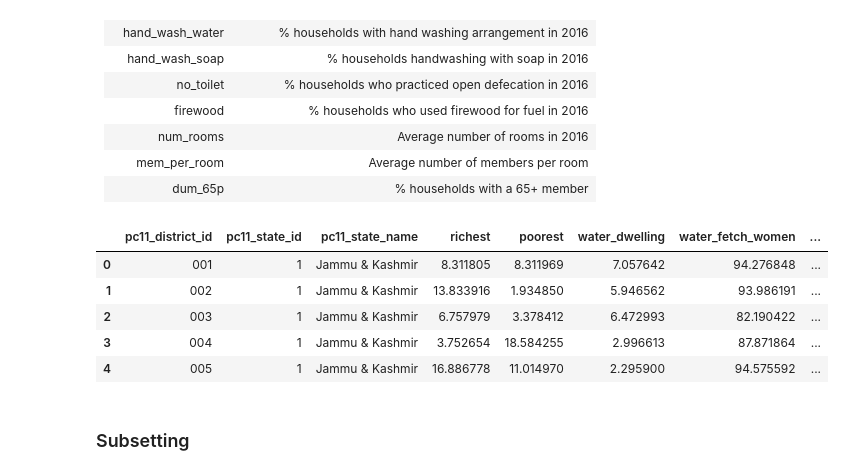
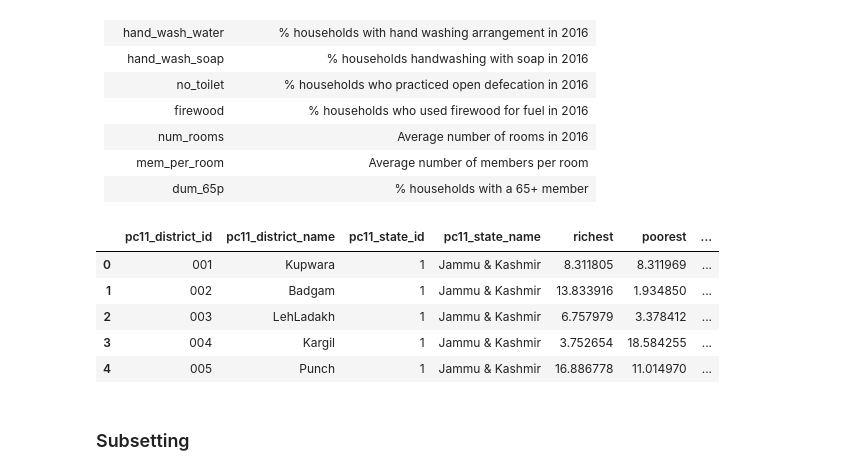
Before and after one commit to lekhanam12/datascience, a Jupyter notebook: final_merged_dataset.ipynb, the cells around one changed output. Cells and saved outputs as stored; diff of their text form; code cells hidden in the pictures.

```diff
--- a/final_merged_dataset.ipynb
+++ b/final_merged_dataset.ipynb
@@ -38,19 +38,19 @@ Variables of Interest
 # %%
 #Loading up the data
 nfhs_dta_path = 'data/Indicators/ddl_nfhs_2011.dta'
 nfhs_df= pd.read_stata(nfhs_dta_path)
 
 # Dropping columns with variables connected only with the women and district and state names
-nfhs_df=nfhs_df.drop(['pc11_district_name', 'ex_diab_broad_ind_fem', 'ex_htn_broad_ind_fem', 'bmigrt27_5_fem', 'csmoke_fem'], axis=1)
+nfhs_df=nfhs_df.drop(['ex_diab_broad_ind_fem', 'ex_htn_broad_ind_fem', 'bmigrt27_5_fem', 'csmoke_fem'], axis=1)
 
 nfhs_df.head()
 # %% [output]
-|  | pc11_district_id | pc11_state_id | pc11_state_name | richest | poorest | water_dwelling | water_fetch_women | ... |
-| 0 | 001 | 1 | Jammu & Kashmir | 8.311805 | 8.311969 | 7.057642 | 94.276848 | ... |
-| 1 | 002 | 1 | Jammu & Kashmir | 13.833916 | 1.934850 | 5.946562 | 93.986191 | ... |
-| 2 | 003 | 1 | Jammu & Kashmir | 6.757979 | 3.378412 | 6.472993 | 82.190422 | ... |
-| 3 | 004 | 1 | Jammu & Kashmir | 3.752654 | 18.584255 | 2.996613 | 87.871864 | ... |
-| 4 | 005 | 1 | Jammu & Kashmir | 16.886778 | 11.014970 | 2.295900 | 94.575592 | ... |
+|  | pc11_district_id | pc11_district_name | pc11_state_id | pc11_state_name | richest | poorest | ... |
+| 0 | 001 | Kupwara | 1 | Jammu & Kashmir | 8.311805 | 8.311969 | ... |
+| 1 | 002 | Badgam | 1 | Jammu & Kashmir | 13.833916 | 1.934850 | ... |
+| 2 | 003 | LehLadakh | 1 | Jammu & Kashmir | 6.757979 | 3.378412 | ... |
+| 3 | 004 | Kargil | 1 | Jammu & Kashmir | 3.752654 | 18.584255 | ... |
+| 4 | 005 | Punch | 1 | Jammu & Kashmir | 16.886778 | 11.014970 | ... |
 # %% [markdown]
 ### Subsetting
 # %%
```
Also changed, not shown: parts of 37 cells of this notebook.
